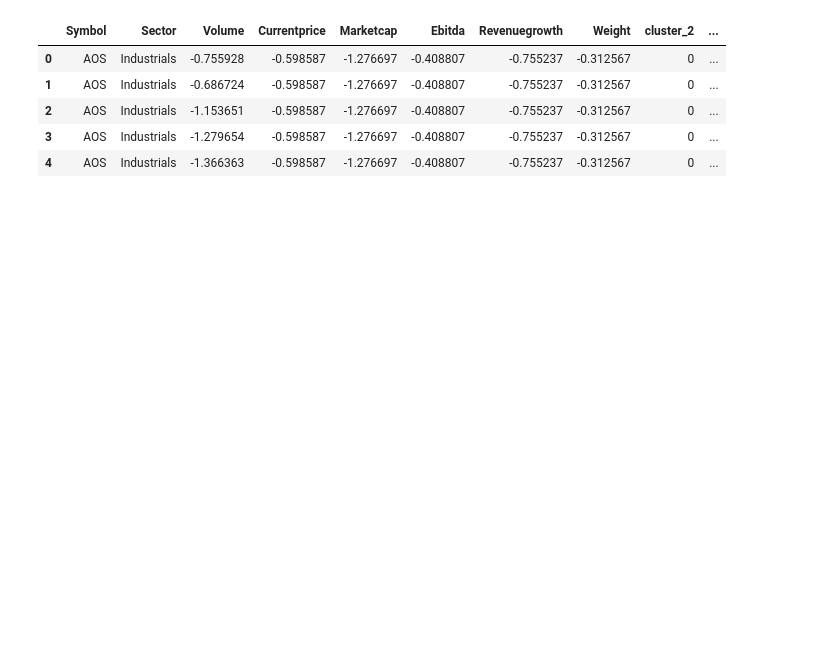
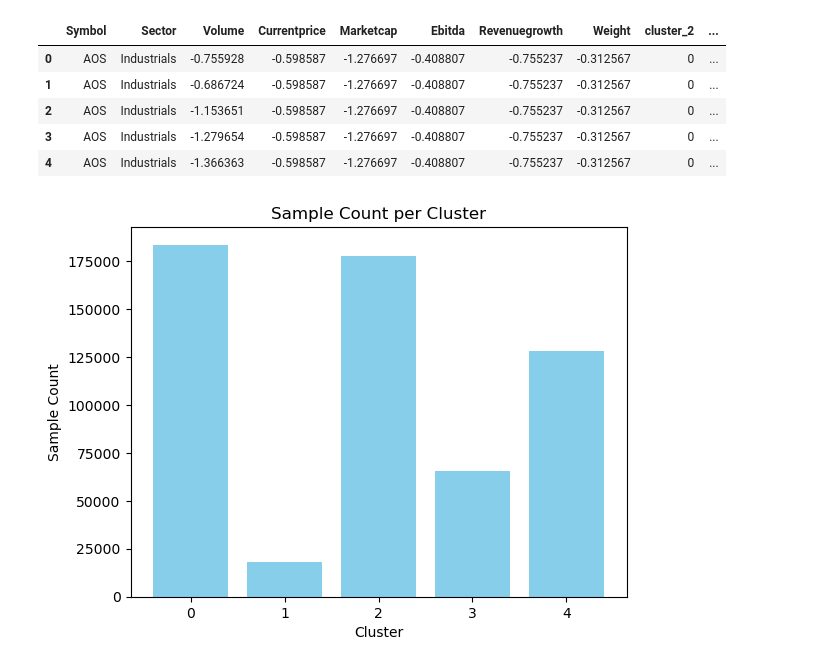
Before and after one commit to KayMichnicki/AAI510-Final-Project, a Jupyter notebook: AAI510_Stock_Clustering.ipynb, the cells around one changed output. Cells and saved outputs as stored; diff of their text form; code cells hidden in the pictures; blank space fills up the shorter version.

```diff
--- a/AAI510_Stock_Clustering.ipynb
+++ b/AAI510_Stock_Clustering.ipynb
@@ -452,0 +385,3 @@ stocks_df = pd.concat([stocks, stocks_num[['cluster_2', 'cluster_3', 'cluster_4'
+# %%
+cluster_summary = stocks.groupby('cluster_5')[num_features].mean().reset_index()
+cluster_summary
@@ -459,3 +401,14 @@ stocks_df.head()
 | 2 | AOS | Industrials | -1.153651 | -0.598587 | -1.276697 | -0.408807 | -0.755237 | -0.312567 | 0 | ... |
 | 3 | AOS | Industrials | -1.279654 | -0.598587 | -1.276697 | -0.408807 | -0.755237 | -0.312567 | 0 | ... |
 | 4 | AOS | Industrials | -1.366363 | -0.598587 | -1.276697 | -0.408807 | -0.755237 | -0.312567 | 0 | ... |
+# %%
+cluster_counts = stocks['cluster_5'].value_counts().sort_index()
+cluster_summary['sample_count'] = cluster_counts
+plt.bar(cluster_summary['cluster_5'], cluster_summary['sample_count'], color='skyblue')
+plt.xlabel('Cluster')
+plt.ylabel('Sample Count')
+plt.title('Sample Count per Cluster')
+plt.xticks(rotation=0)
+plt.show()
+# %% [output]
+[figure, added]
```
Also changed, not shown: parts of 23 cells of this notebook.
